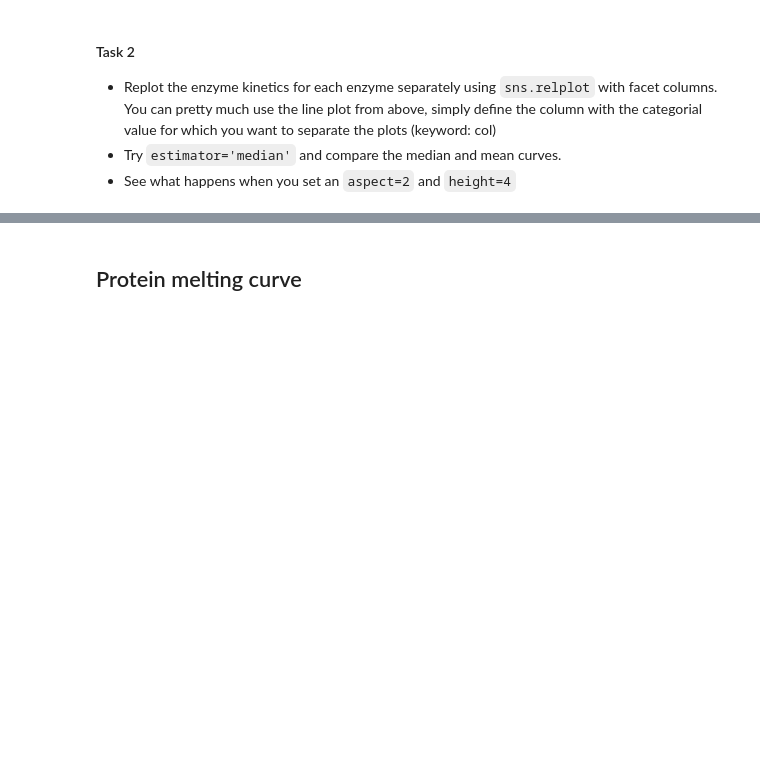
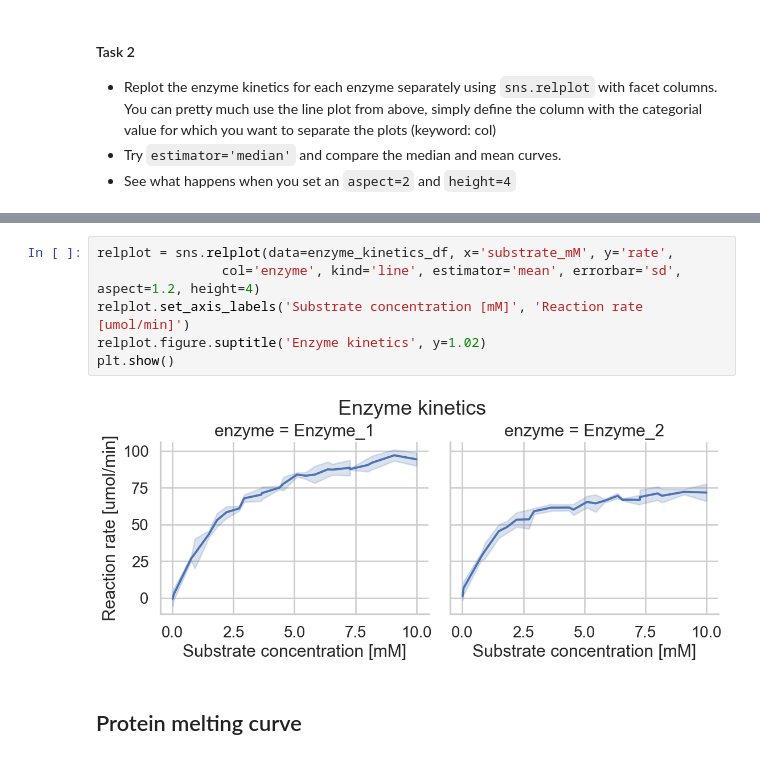
Before and after one commit to schoergj/DSA103, a Jupyter notebook: LifeScienceData/lecture18/visualisation.ipynb, the cells around one changed output, grey strips where cells are left out. Cells and saved outputs as stored; diff of their text form; blank space fills up the shorter version.

```diff
--- a/LifeScienceData/lecture18/visualisation.ipynb
+++ b/LifeScienceData/lecture18/visualisation.ipynb
@@ -63,3 +68,11 @@ plt.show()
+# %%
+relplot = sns.relplot(data=enzyme_kinetics_df, x='substrate_mM', y='rate',
+                col='enzyme', kind='line', estimator='mean', errorbar='sd', aspect=1.2, height=4)
+relplot.set_axis_labels('Substrate concentration [mM]', 'Reaction rate [umol/min]')
+relplot.figure.suptitle('Enzyme kinetics', y=1.02)
+plt.show()
+# %% [output]
+[figure, added]
 # %% [markdown]
 ## Protein melting curve
 # %%
```
Also changed, not shown: parts of 11 cells of this notebook, 1 other file.
